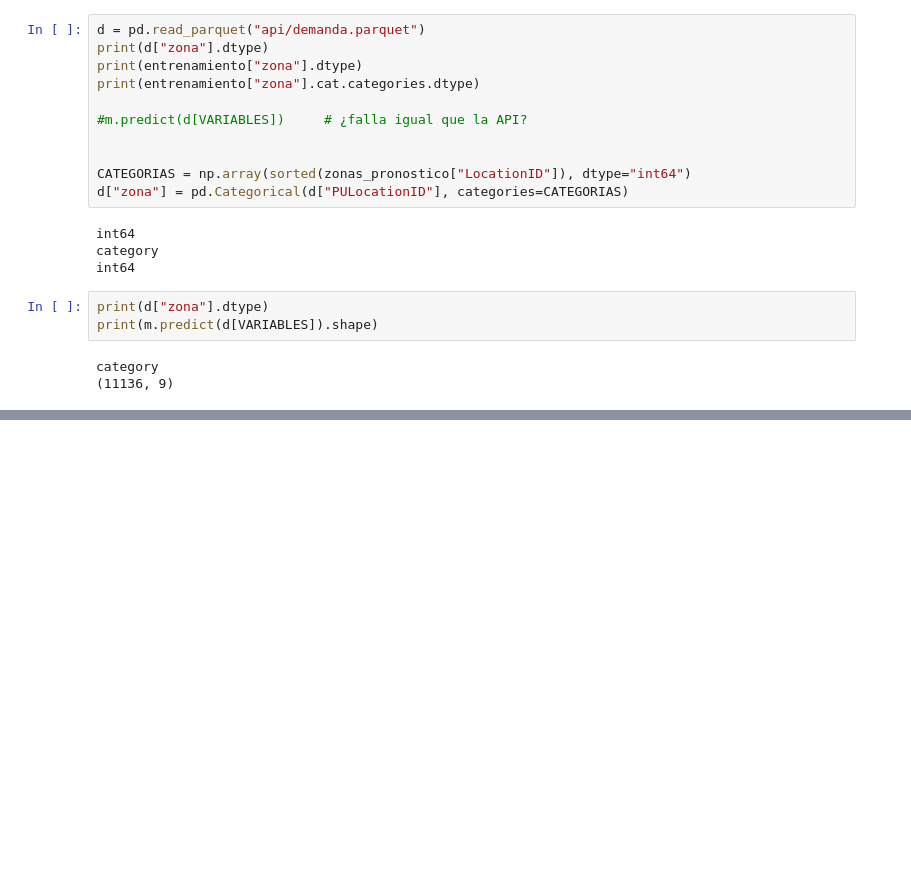
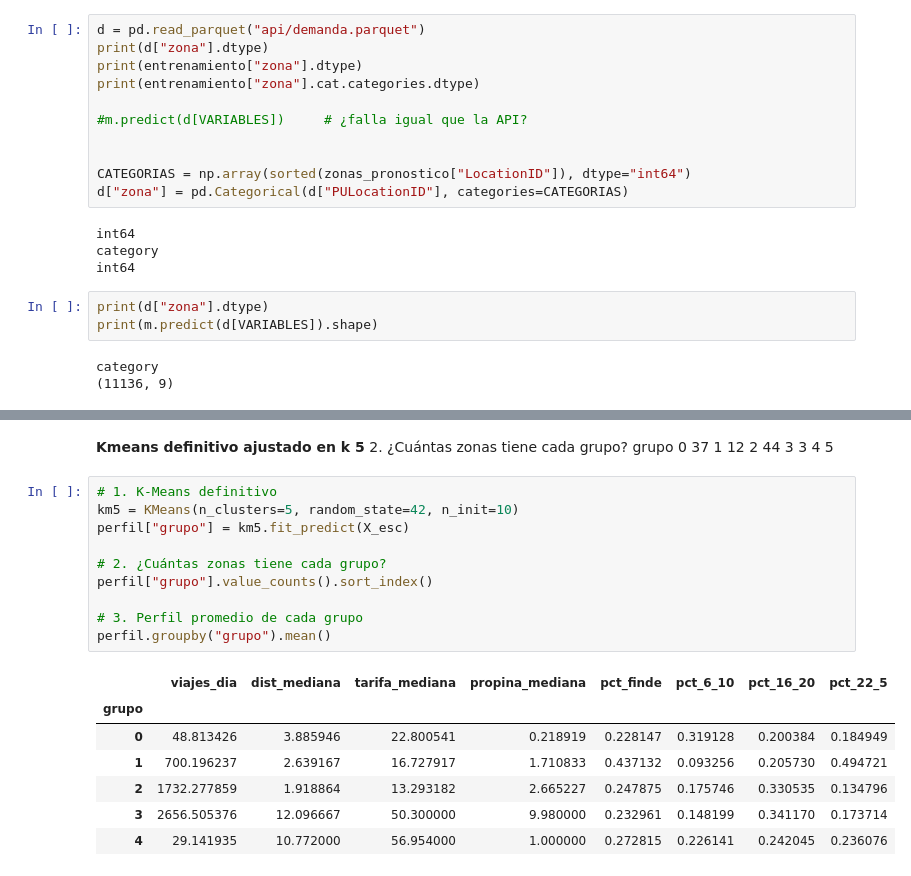
Before and after one commit to ianoelmolina-cmyk/taxis-nyc, a Jupyter notebook: preparacion.ipynb, the cells around one changed output, grey strips where cells are left out. Saved outputs shown, nothing was run; the diff lists cells and outputs as text; blank space fills up the shorter version.

Commit message:
Segmentacion de zonas

```diff
--- a/preparacion.ipynb
+++ b/preparacion.ipynb
@@ -418,0 +502,27 @@ category
+# %% [markdown]
+**Kmeans definitivo ajustado en k 5**
+2. ¿Cuántas zonas tiene cada grupo?
+grupo
+0    37
+1    12
+2    44
+3     3
+4     5
+# %%
+# 1. K-Means definitivo
+km5 = KMeans(n_clusters=5, random_state=42, n_init=10)
+perfil["grupo"] = km5.fit_predict(X_esc)
+
+# 2. ¿Cuántas zonas tiene cada grupo?
+perfil["grupo"].value_counts().sort_index()
+
+# 3. Perfil promedio de cada grupo
+perfil.groupby("grupo").mean()
+# %% [output]
+|  | viajes_dia | dist_mediana | tarifa_mediana | propina_mediana | pct_finde | pct_6_10 | pct_16_20 | pct_22_5 |
+| grupo |  |  |  |  |  |  |  |  |
+| 0 | 48.813426 | 3.885946 | 22.800541 | 0.218919 | 0.228147 | 0.319128 | 0.200384 | 0.184949 |
+| 1 | 700.196237 | 2.639167 | 16.727917 | 1.710833 | 0.437132 | 0.093256 | 0.205730 | 0.494721 |
+| 2 | 1732.277859 | 1.918864 | 13.293182 | 2.665227 | 0.247875 | 0.175746 | 0.330535 | 0.134796 |
+| 3 | 2656.505376 | 12.096667 | 50.300000 | 9.980000 | 0.232961 | 0.148199 | 0.341170 | 0.173714 |
+| 4 | 29.141935 | 10.772000 | 56.954000 | 1.000000 | 0.272815 | 0.226141 | 0.242045 | 0.236076 |
```
Also changed, not shown: parts of 16 cells of this notebook, 1 other file.
